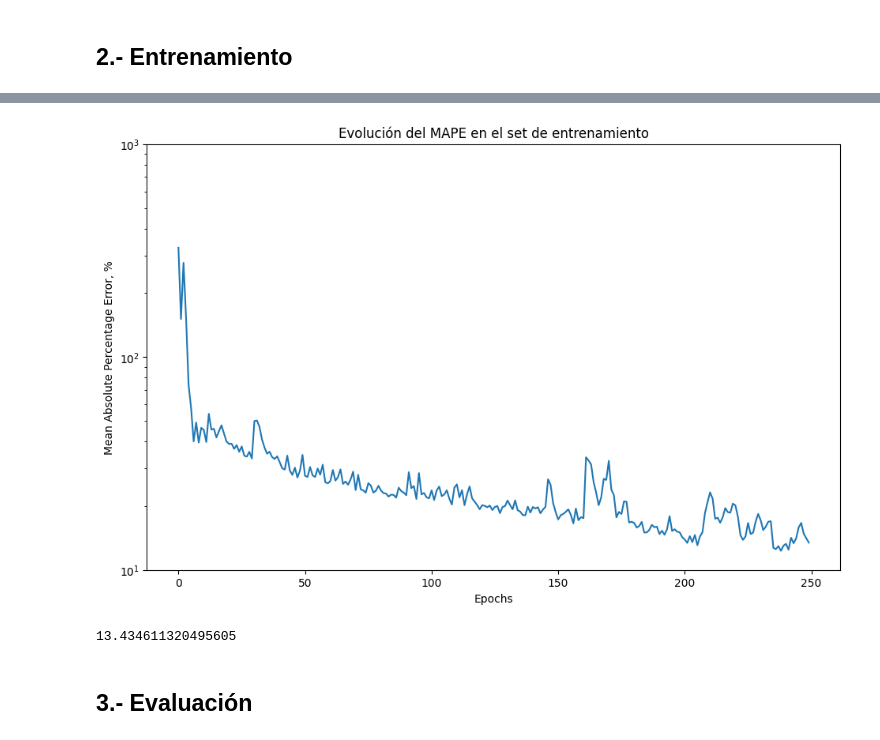
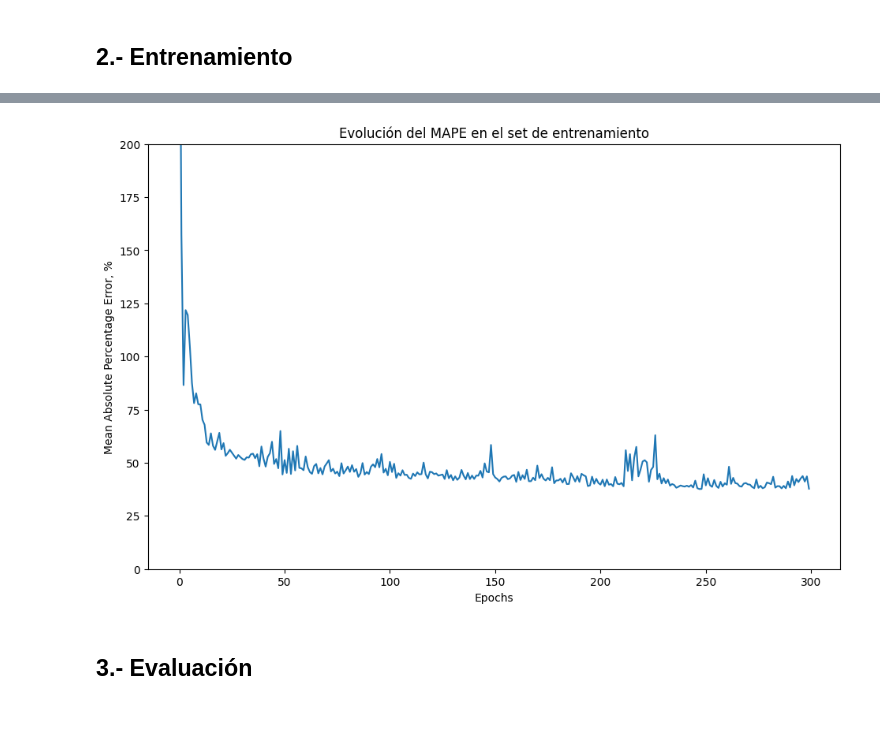
Before and after one commit to Fran-GS-96/Presentacion_NLHPC, a Jupyter notebook: Presentacion_NLHPC.ipynb, the cells around one changed output, grey strips where cells are left out. Drawn from its saved outputs; the diff is of its cells as text; code cells hidden in the pictures.

```diff
--- a/Presentacion_NLHPC.ipynb
+++ b/Presentacion_NLHPC.ipynb
@@ -86,3 +90,6 @@ df_predictores
+# %%
+for col in met_col:
+    df_predictores[col+'_forecast'] = df_predictores[col].shift(-1)
 # %%
 df_target = c_df_mean['PM25']
 df_target = df_target.shift(-1)
@@ -200,4 +230,28 @@ pred_2022_FFNN = model_ffnn.predict(df_2022_predictores)
 ## 0.- Preprocesamiento LSTM
 # %% [markdown]
 <img src= "Datos/time_series.png">
+# %%
+def reshape_for_lstm(data, timesteps, features):
+    """
+    Reshapes an array into the format required by an LSTM model.
+
+    Args:
+        data (numpy.ndarray): Input data array.
+        timesteps (int): Number of time steps in the input sequence.
+        features (int): Number of features at each time step.
+
+    Returns:
+        numpy.ndarray: Reshaped array.
+    """
+    # Calculate the number of samples
+    num_samples = data.shape[0] - timesteps + 1
+
+    # Create an empty array for reshaped data
+    reshaped_data = np.zeros((num_samples, timesteps, features))
+
+    # Reshape the data
+    for i in range(num_samples):
+        reshaped_data[i] = data[i:i + timesteps, :]
+
+    return reshaped_data
 # %%
@@ -214,11 +268,11 @@ def rshp_features_lstm(features, n_steps):
 # %%
-n_steps = 5
+n_steps = 4
 
-predictores_lstm = rshp_features_lstm(df_ml_predictores,n_steps)
+predictores_lstm = reshape_for_lstm(df_ml_predictores.values,n_steps,df_ml_predictores.shape[1])
 
 target_lstm = df_ml_target.drop(df_ml_target.index[0:n_steps-1])
 
-X_lstm_2022 = rshp_features_lstm(df_2022_predictores, n_steps)
+X_lstm_2022 = reshape_for_lstm(df_2022_predictores.values, n_steps,df_2022_predictores.shape[1])
 # %%
 X_train_lstm, X_test_lstm, Y_train_lstm, Y_test_lstm = train_test_split(predictores_lstm, target_lstm.values, test_size = 0.30, random_state = 42)
 # %% [markdown]
@@ -252,4 +309,4 @@ _________________________________________________________________
 # %% [markdown]
 ## 2.- Entrenamiento
 # %%
-lstm_fit = model_LSTM.fit(X_train_lstm, Y_train_lstm, epochs = 250, batch_size = 100,verbose = 0)
+lstm_fit = model_LSTM.fit(X_train_lstm, Y_train_lstm, epochs = 300, batch_size = 150)
@@ -256,18 +331,16 @@ lstm_fit = model_LSTM.fit(X_train_lstm, Y_train_lstm, epochs = 250, batch_size =
 # %%
 fig = plt.figure(figsize = (7*(1+np.sqrt(5))/2,7))
 plt.plot(lstm_fit.history['mean_absolute_percentage_error'])
 plt.xlabel('Epochs')
 plt.ylabel('Mean Absolute Percentage Error, %')
 plt.title('Evolución del MAPE en el set de entrenamiento')
-plt.yscale('log')
-plt.ylim([10**1,10**3])
+#plt.yscale('log')
+plt.ylim([0,200])
 plt.show()
 # %% [output]
-[figure, old version]
+[figure, new version]
 # %%
-lstm_fit.history['mean_absolute_percentage_error'][-1]
+#lstm_fit.history['mean_absolute_percentage_error'][-1]
-# %% [output]
-13.434611320495605
 # %% [markdown]
 ## 3.- Evaluación
 # %%
```
Also changed, not shown: parts of 19 cells of this notebook, 6 other files.
